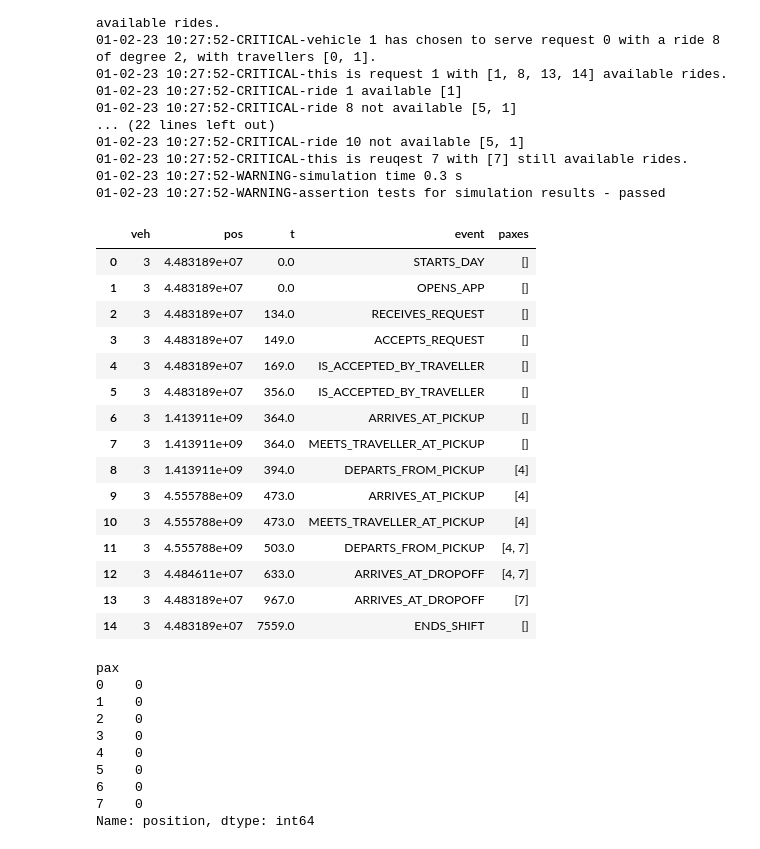
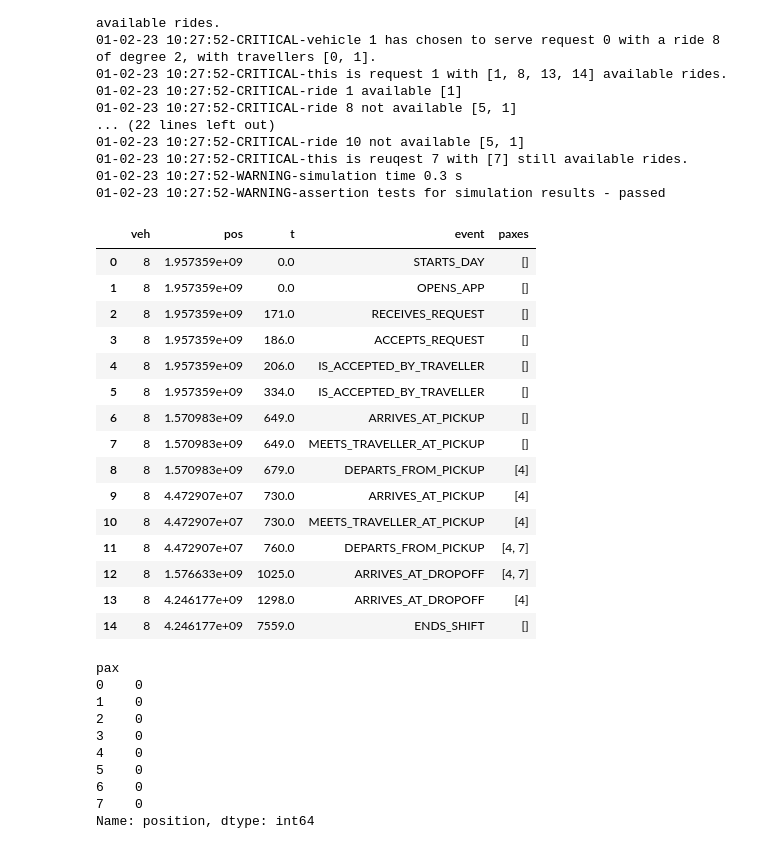
Before and after one commit to RafalKucharskiPK/MaaSSim, a Jupyter notebook: docs/tutorials/pricing_debugging.ipynb, the cells around one changed output. Drawn from its saved outputs; the diff is of its cells as text; code cells hidden in the pictures.

```diff
--- a/docs/tutorials/pricing_debugging.ipynb
+++ b/docs/tutorials/pricing_debugging.ipynb
@@ -264,24 +291,24 @@ sim = simulate(params = params, inData = inData, logger_level = logging.WARNING)
 01-02-23 10:27:52-WARNING-simulation time 0.3 s
 01-02-23 10:27:52-WARNING-assertion tests for simulation results - passed
 # %%
-pd.DataFrame(sim.vehs[3].myrides)
+pd.DataFrame(sim.vehs[8].myrides)
 # %% [output]
 |  | veh | pos | t | event | paxes |
-| 0 | 3 | 4.483189e+07 | 0.0 | STARTS_DAY | [] |
-| 1 | 3 | 4.483189e+07 | 0.0 | OPENS_APP | [] |
-| 2 | 3 | 4.483189e+07 | 134.0 | RECEIVES_REQUEST | [] |
-| 3 | 3 | 4.483189e+07 | 149.0 | ACCEPTS_REQUEST | [] |
-| 4 | 3 | 4.483189e+07 | 169.0 | IS_ACCEPTED_BY_TRAVELLER | [] |
-| 5 | 3 | 4.483189e+07 | 356.0 | IS_ACCEPTED_BY_TRAVELLER | [] |
-| 6 | 3 | 1.413911e+09 | 364.0 | ARRIVES_AT_PICKUP | [] |
-| 7 | 3 | 1.413911e+09 | 364.0 | MEETS_TRAVELLER_AT_PICKUP | [] |
-| 8 | 3 | 1.413911e+09 | 394.0 | DEPARTS_FROM_PICKUP | [4] |
-| 9 | 3 | 4.555788e+09 | 473.0 | ARRIVES_AT_PICKUP | [4] |
-| 10 | 3 | 4.555788e+09 | 473.0 | MEETS_TRAVELLER_AT_PICKUP | [4] |
-| 11 | 3 | 4.555788e+09 | 503.0 | DEPARTS_FROM_PICKUP | [4, 7] |
-| 12 | 3 | 4.484611e+07 | 633.0 | ARRIVES_AT_DROPOFF | [4, 7] |
-| 13 | 3 | 4.483189e+07 | 967.0 | ARRIVES_AT_DROPOFF | [7] |
-| 14 | 3 | 4.483189e+07 | 7559.0 | ENDS_SHIFT | [] |
+| 0 | 8 | 1.957359e+09 | 0.0 | STARTS_DAY | [] |
+| 1 | 8 | 1.957359e+09 | 0.0 | OPENS_APP | [] |
+| 2 | 8 | 1.957359e+09 | 171.0 | RECEIVES_REQUEST | [] |
+| 3 | 8 | 1.957359e+09 | 186.0 | ACCEPTS_REQUEST | [] |
+| 4 | 8 | 1.957359e+09 | 206.0 | IS_ACCEPTED_BY_TRAVELLER | [] |
+| 5 | 8 | 1.957359e+09 | 334.0 | IS_ACCEPTED_BY_TRAVELLER | [] |
+| 6 | 8 | 1.570983e+09 | 649.0 | ARRIVES_AT_PICKUP | [] |
+| 7 | 8 | 1.570983e+09 | 649.0 | MEETS_TRAVELLER_AT_PICKUP | [] |
+| 8 | 8 | 1.570983e+09 | 679.0 | DEPARTS_FROM_PICKUP | [4] |
+| 9 | 8 | 4.472907e+07 | 730.0 | ARRIVES_AT_PICKUP | [4] |
+| 10 | 8 | 4.472907e+07 | 730.0 | MEETS_TRAVELLER_AT_PICKUP | [4] |
+| 11 | 8 | 4.472907e+07 | 760.0 | DEPARTS_FROM_PICKUP | [4, 7] |
+| 12 | 8 | 1.576633e+09 | 1025.0 | ARRIVES_AT_DROPOFF | [4, 7] |
+| 13 | 8 | 4.246177e+09 | 1298.0 | ARRIVES_AT_DROPOFF | [4] |
+| 14 | 8 | 4.246177e+09 | 7559.0 | ENDS_SHIFT | [] |
 # %%
 sim.inData.requests.position
 # %% [output]
```
Also changed, not shown: parts of 9 cells of this notebook, 2 other files.
